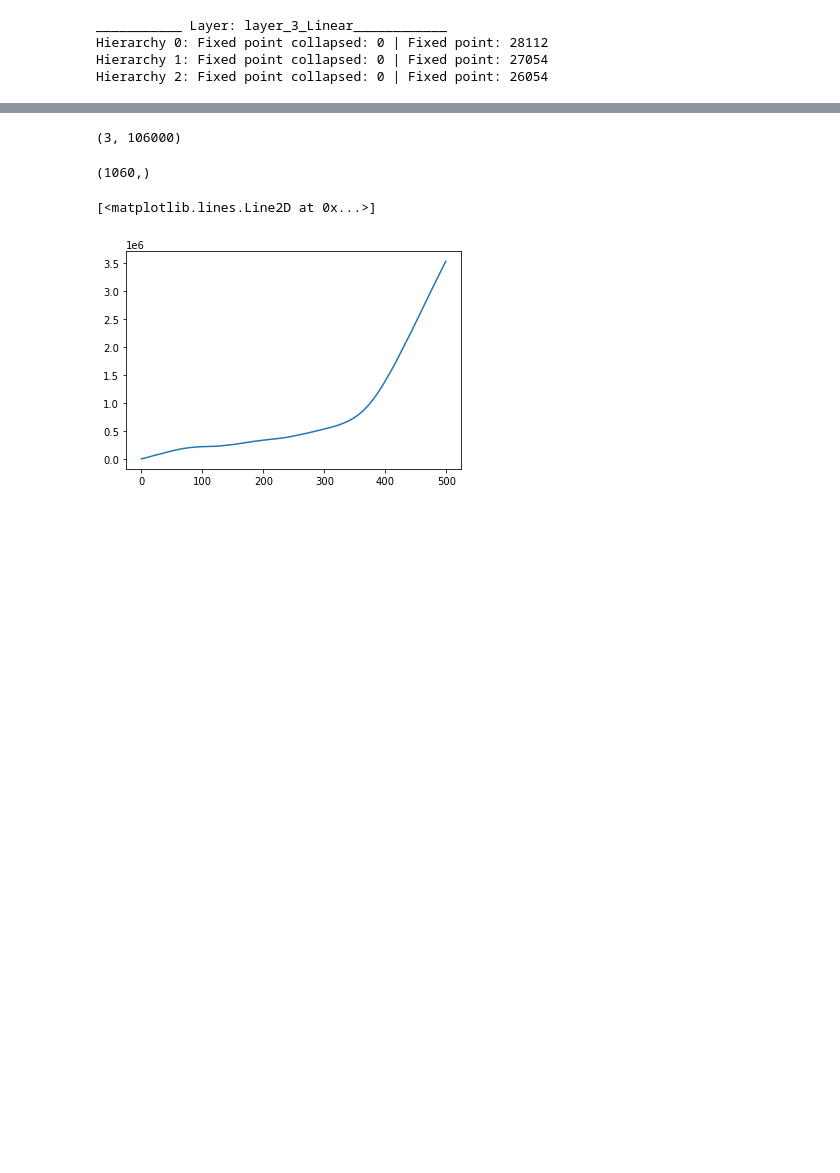
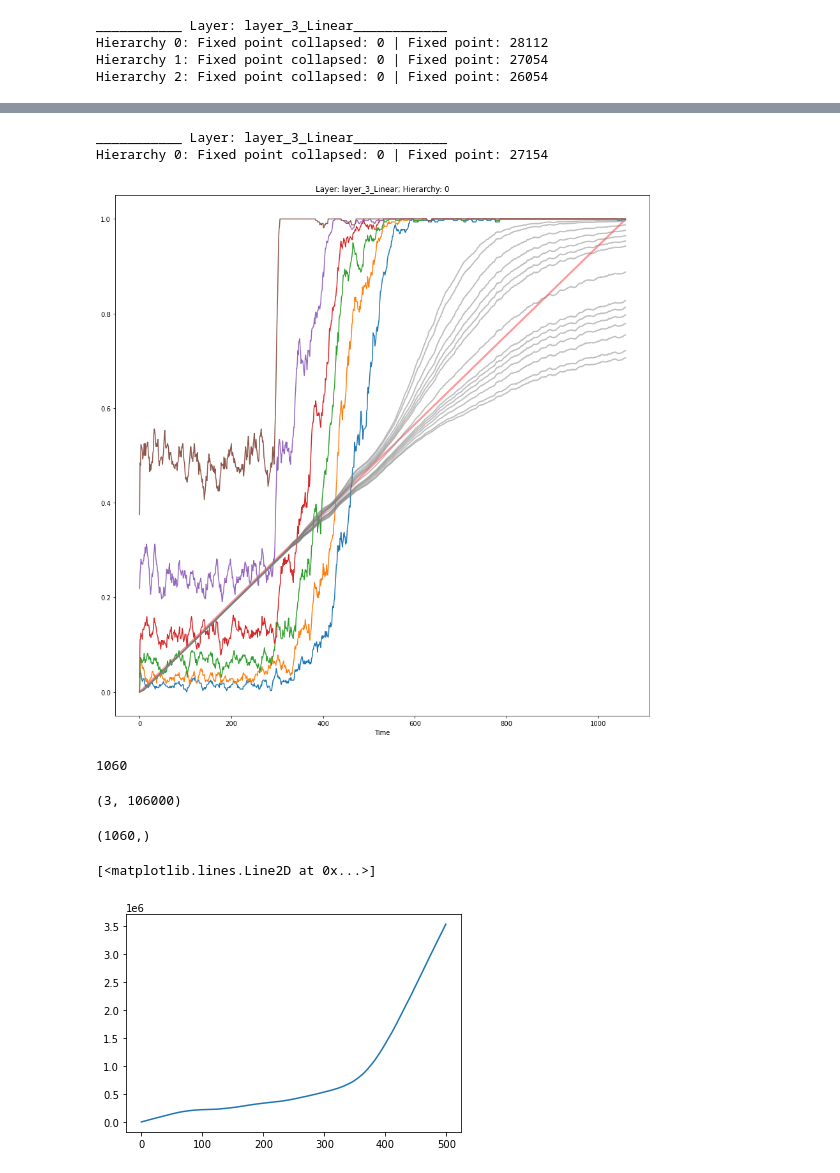
Before and after one commit to eghbalhosseini/neural_manifolds, a Jupyter notebook: KNN_analysis_func_standardize_eh_edit.ipynb, the cells around one changed output, grey strips where cells are left out. Saved outputs shown, nothing was run; the diff lists cells and outputs as text; code cells hidden in the pictures; blank space fills up the shorter version.

```diff
--- a/KNN_analysis_func_standardize_eh_edit.ipynb
+++ b/KNN_analysis_func_standardize_eh_edit.ipynb
@@ -111,0 +134,2 @@ Hierarchy 2: Fixed point collapsed: 0 | Fixed point: 26054
+# %%
+x=moving_average([accs[i][h] for i in range(len(accs))],av_window)
@@ -113,12 +160,13 @@ Hierarchy 2: Fixed point collapsed: 0 | Fixed point: 26054
 ## INCLUDE PLOTS IN THE LOOP ##
 ## SPECS ALL ##
 # layers = ['layer_1_Linear', 'layer_2_Linear', 'layer_3_Linear'] # 'layer_0_Input'
-layers = ['layer_1_Linear']
+layers = ['layer_3_Linear']
 hier_idxs = np.arange(6)
-hier_idxs = [0, 1]
+hier_idxs = [0]
 num_colors=len(layers)+1
 h0=cm.get_cmap('inferno_r',num_colors)
 layer_cols=np.flipud(h0(np.arange(num_colors)/num_colors))
+av_window=10
 
 num_colors=len(hier_idxs)+1
 h0=cm.get_cmap('viridis_r',num_colors)
@@ -139,10 +187,13 @@ for row, layer in enumerate(layers):
         mov_avg = 10
         save_fig = True
         collapse_subsamples = True # whether to average across num_subsamples! currently both computed
-        p_array = [5, 50, 95]
+        p_array = [1, 5, 10, 15, 20, 25, 50, 75, 80, 85, 90, 95, 99]
+        p_array = [0.01,0.1,0.5,1, 5, 10, 15, 20, 25, 50, 75, 80, 85, 90, 95, 99,99.5,99.9,99.99]
+        p_array = [0.1,1, 5, 10, 15, 20, 25, 50, 75, 80, 85, 90, 95, 99,99.9]
+
 
         knn_identifier = f'knn_k={k}_subsamples={num_subsamples}'
-        pkl_name = f'layer={layer}_hier={hier_idx}_v2.pkl'
+        pkl_name = f'layer={layer}_hier={hier_idx}_v3.pkl'
 
         SAVEDIR = os.path.join(ROOTDIR, 'analyze', knn_identifier, model_identifier, train_identifier)
         PLOTDIR = os.path.join(ROOTDIR, 'results', knn_identifier, model_identifier, train_identifier)
@@ -162,64 +213,54 @@ for row, layer in enumerate(layers):
 
         # analyses of fixed points and percentiles
         # compute percentiles
-        p = np.percentile(I, p_array, axis=1)
+        p = np.percentile(I_stand, p_array, axis=1)
         p_collapse = [np.mean(x.reshape(-1, num_subsamples),axis=1) for x in p]
         time_diag = np.arange(len(D_k_mean))
-        time_diag_collapsed = np.arange(len(D_k_mean_collapsed))*100
+        time_diag_collapsed = np.arange(len(D_k_mean_collapsed))/1060#*100
 
         norms = np.zeros((k-1, I.shape[0]))
         for i in range(1, k):
             norms[i-1, :] = I[:, 0] - I[:, i]
 
         mean_norms = np.mean(norms,axis=0)
         mean_k_norms = np.mean(norms,axis=1)
         # norms_mov_avg = (moving_average(abs(mean_norms), mov_avg))
 
         norms_collapsed = np.mean(mean_norms.reshape(-1, num_subsamples),axis=1)
 
         # norms_mov_avg = moving_average(abs(mean_norms), mov_avg)
         norms_mov_avg = moving_average(abs(mean_norms), mov_avg)
         norms_mov_avg_collapsed = moving_average(abs(norms_collapsed), mov_avg)
         fixed_point = np.argmin((norms_mov_avg))
         fixed_point_collapsed = np.argmin((norms_mov_avg_collapsed))
         print(f'Hierarchy {hier_idx}: Fixed point collapsed: {fixed_point_collapsed} | Fixed point: {fixed_point}')
 
         ## PLOTS ##
         alpha=0.5
+        plt.figure(figsize=(15,15))
+        for i in range(len(p_array)):
+            plt.plot(np.arange(1060),moving_average(p_collapse[i], av_window), label=f'Percentile {p_array[i]}', alpha=alpha, color='grey',linewidth=2,zorder=5)
+        for h in range(6):
+            plt.plot(np.arange(1060),moving_average([accs[i][h] for i in range(len(accs))],av_window)/100,label=f'hier: {h}')
 
-        plt.figure()
-        plt.plot(moving_average(p_collapse[0], av_window), label=f'Percentile {p_array[0]}', alpha=alpha, color='grey',linewidth=2,zorder=5)
-        plt.plot(moving_average(p_collapse[1], av_window), label=f'Percentile {p_array[1]}', alpha=alpha,linewidth=2,zorder=10)
-        plt.plot(moving_average(p_collapse[2], av_window), label=f'Percentile {p_array[2]}', alpha=alpha, color='grey',linewidth=2,zorder=5)
         plt.xlabel('Time')
         plt.title(f'Layer: {layer}; Hierarchy: {hier_idx}')
-        plt.plot(np.arange(len(p_collapse[0])), time_diag_collapsed,color=(1,.5,.5), label='Current pseudotime',linewidth=3,zorder=0,alpha=.4)
-        plt.axvline(x=fixed_point_collapsed, label='Estimated fixed point', color='black',zorder=0)
-
-
-#         ax1.plot(moving_average(mean_k_norms,8),color=layer_cols[row,:],label=f"L_{row}",linewidth=2)
-#         ax1.set_title(f'Hierarchy: {hier_idx}: \nNeighbor distance from yourself')
-#         ax1.spines['right'].set_visible(False)
-#         ax1.spines['top'].set_visible(False)
-#         ax1.autoscale(enable=True, axis='x', tight=True)
-#         ax1.autoscale(enable=True, axis='y', tight=True)
-#         ax1.axhline(y=0, color=(.5,.5,.5),zorder=0)
-
-#         ax2=axes2[row]
-#         ax2.plot(moving_average(mean_k_norms,8),color=hier_cols[hier_idx,:],label=f"H_{hier_idx}",linewidth=3)
-#         ax2.set_title(f'Layer: {row}: \nNeighbor distance from yourself')
-#         ax2.spines['right'].set_visible(False)
-#         ax2.spines['top'].set_visible(False)
-#         ax2.autoscale(enable=True, axis='x', tight=True)
-#         ax2.autoscale(enable=True, axis='y', tight=True)
-#         ax2.axhline(y=0, color=(.5,.5,.5),zorder=0)
+        plt.plot(np.arange(len(p_collapse[0])), time_diag_collapsed,color=(1,.5,.5), label='Current pseudotime',linewidth=3,zorder=0,alpha=.8)
 
 if not os.path.exists(f'{RESULTDIR}/{train_identifier}'):
     os.makedirs(f'{RESULTDIR}/{train_identifier}')
 
 # fig.savefig(f'{RESULTDIR}/{train_identifier}/fig0_{model_identifier}_{v}.pdf')
 # fig1.savefig(f'{RESULTDIR}/{train_identifier}/fig1_{model_identifier}_{v}.pdf')
 # fig2.savefig(f'{RESULTDIR}/{train_identifier}/fig2_{model_identifier}_{v}.pdf')
+# %% [output]
+___________ Layer: layer_3_Linear____________
+Hierarchy 0: Fixed point collapsed: 0 | Fixed point: 27154
+[figure, added]
+# %%
+len(p_collapse[0])
+# %% [output]
+1060
 # %%
 p.shape
 # %% [output]
```
Also changed, not shown: parts of 9 cells of this notebook, 1 other file.
